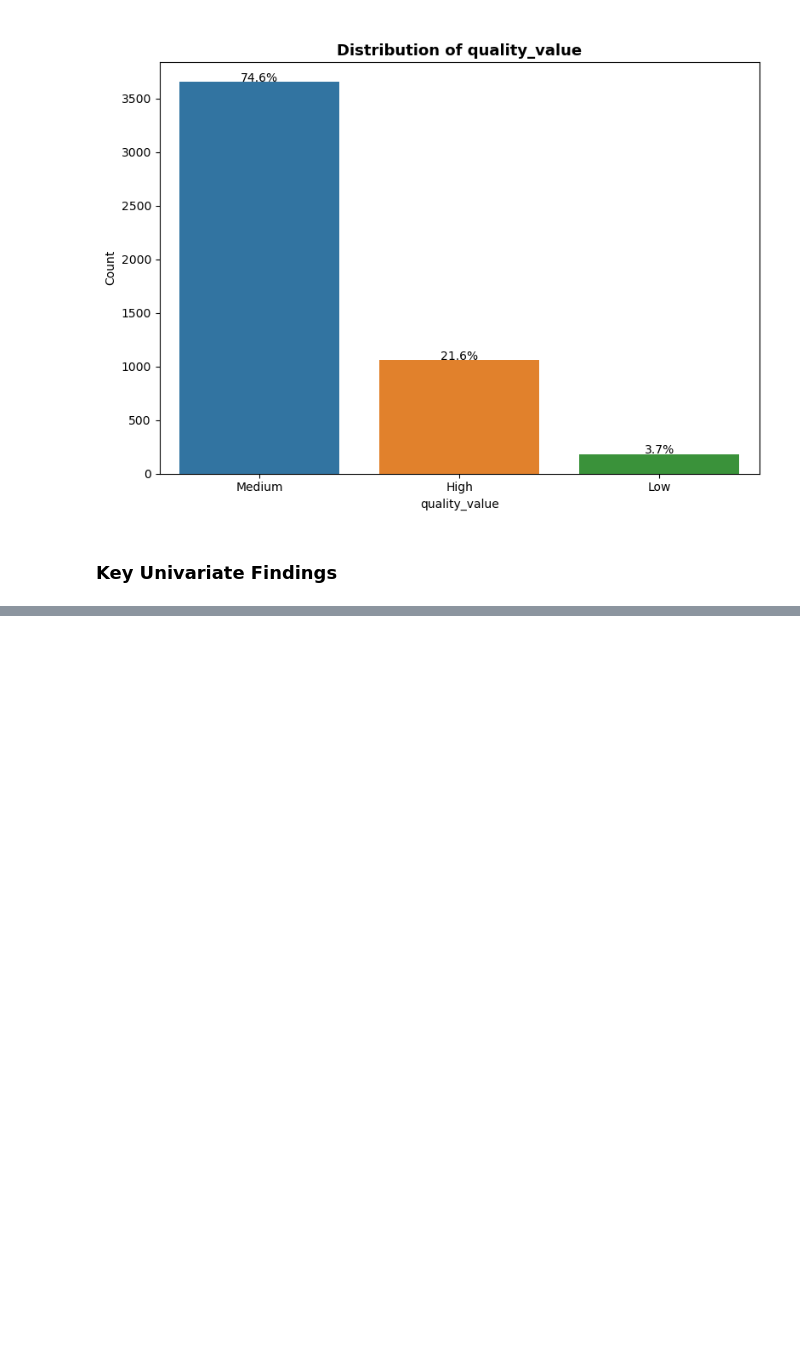
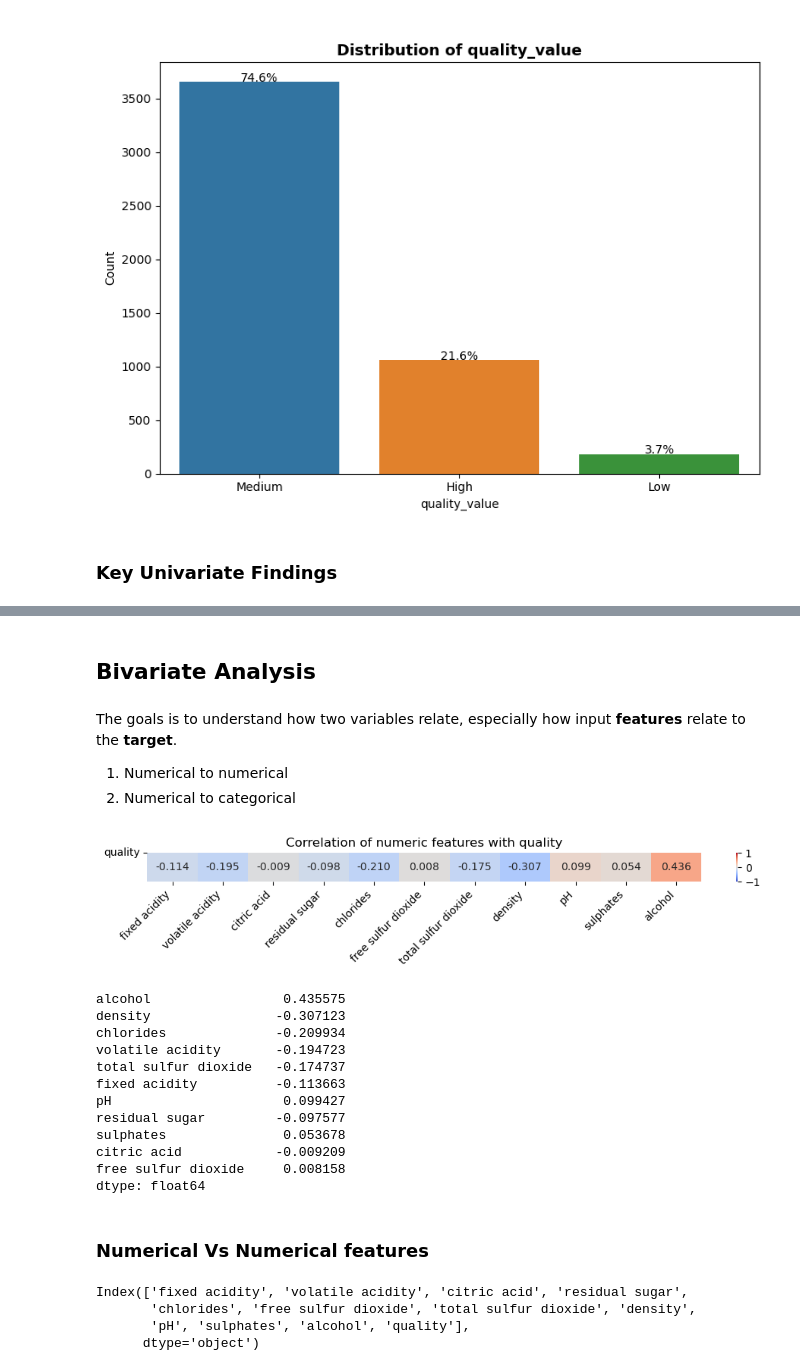
Before and after one commit to Olasquare043/Exploratory-Data-Analysis, a Jupyter notebook: EDA_codealong.ipynb, the cells around one changed output, grey strips where cells are left out. Saved outputs shown, nothing was run; the diff lists cells and outputs as text; code cells hidden in the pictures; blank space fills up the shorter version.

```diff
--- a/EDA_codealong.ipynb
+++ b/EDA_codealong.ipynb
@@ -306,0 +309,50 @@ Low              183        3.74
+# %% [markdown]
+## Bivariate Analysis
+# %% [markdown]
+The goals is to understand how two variables relate, especially how input **features** relate to the **target**.
+1. Numerical to numerical
+2. Numerical to categorical
+# %%
+# showing the correlation of each numeric features with the target using heatmap
+def Bivariate_num_to_num(df, target):
+    # get d numeric only
+    numeric_cols= df.select_dtypes(include='number').copy()
+    if target not in numeric_cols.columns:
+        raise ValueError(f"Target colunm {target} must be numeric and present in the dataframe")
+
+    # let find the correlation
+    corr = numeric_cols.corrwith(numeric_cols[target]).drop(target)
+    corr_df=corr.to_frame(name="corr").T
+
+    # let plot
+    plt.figure(figsize=(10,2))
+    sns.heatmap(corr_df,cmap="coolwarm",fmt=".3f", annot=True, cbar={"orientation":"vertical","shrink":0.7}, vmin=-1, vmax=1)
+
+    plt.title(f'Correlation of numeric features with {target}', fontsize=12)
+    plt.xticks( rotation=45, ha="right")
+    plt.yticks([0], [target], rotation=0)
+
+    plt.tight_layout()
+    plt.show()
+
+    # return sorted correlation
+    return corr.reindex(corr.abs().sort_values(ascending=False).index)
+# %%
+corr_series= Bivariate_num_to_num(df,"quality")
+print(corr_series)
+# %% [output]
+[figure, added]
+alcohol                 0.435575
+density                -0.307123
+chlorides              -0.209934
+volatile acidity       -0.194723
+total sulfur dioxide   -0.174737
+fixed acidity          -0.113663
+pH                      0.099427
+residual sugar         -0.097577
+sulphates               0.053678
+citric acid            -0.009209
+free sulfur dioxide     0.008158
+dtype: float64
+# %% [markdown]
+### Numerical Vs Numerical features
@@ -306,0 +377,9 @@ Low              183        3.74
+# %%
+# let check numeric columns for all possible combinations
+numeric_cols= df.select_dtypes(include='number').columns.copy()
+numeric_cols
+# %% [output]
+Index(['fixed acidity', 'volatile acidity', 'citric acid', 'residual sugar',
+       'chlorides', 'free sulfur dioxide', 'total sulfur dioxide', 'density',
+       'pH', 'sulphates', 'alcohol', 'quality'],
+      dtype='object')
```
Also changed, not shown: parts of 13 cells of this notebook, 1 other file.
